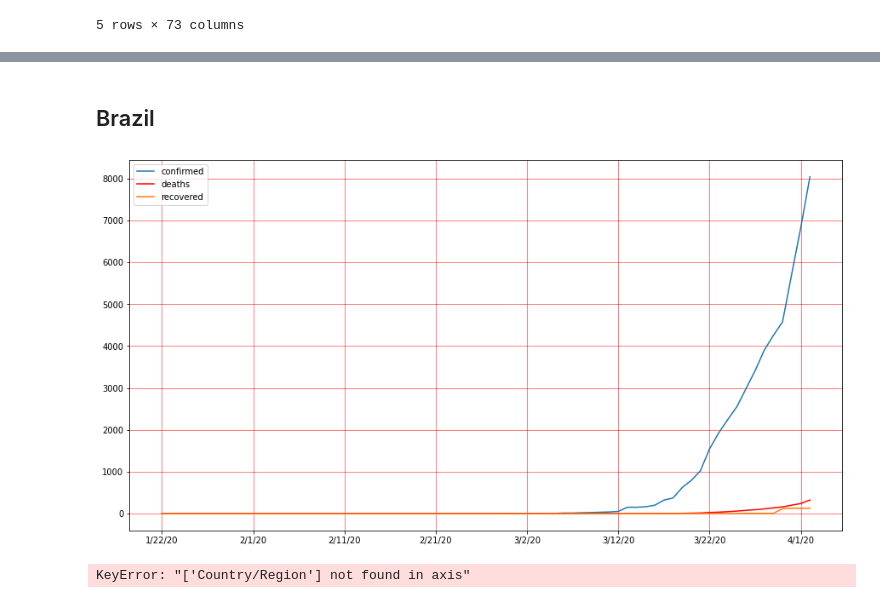
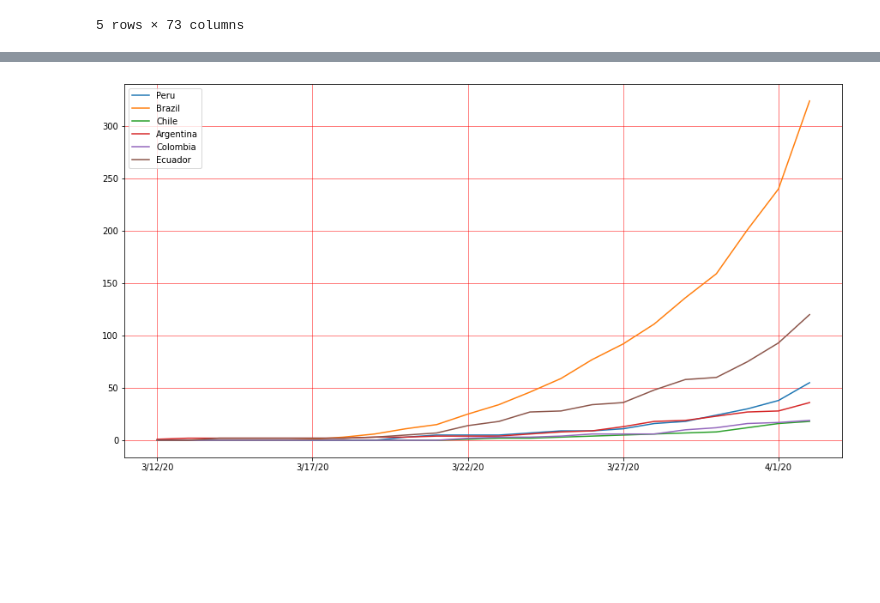
Before and after one commit to JosephPenaQuino/COVID19_UTEC_Economy, a Jupyter notebook: plot_images.ipynb, the cells around one changed output, grey strips where cells are left out. Drawn from its saved outputs; the diff is of its cells as text; code cells hidden in the pictures; blank space fills up the shorter version.

Commit message:
Fix get_countr_data function

```diff
--- a/plot_images.ipynb
+++ b/plot_images.ipynb
@@ -36,12 +36,12 @@ def get_country_data(country):
     country_deaths = global_deaths.loc[global_deaths['Country/Region'] == country]
     country_recovered = global_recovered.loc[global_recovered['Country/Region'] == country]
 
-    #country_confirmed = country_confirmed.rename(index={28:'confirmed'})
-    #country_deaths = country_deaths.rename(index={28:'deaths'})
-    #country_recovered = country_recovered.rename(index={29:'recovered'})
+    country_confirmed = country_confirmed.rename(index={country_confirmed.index[0]:'confirmed'})
+    country_deaths = country_deaths.rename(index={country_deaths.index[0]:'deaths'})
+    country_recovered = country_recovered.rename(index={country_recovered.index[0]:'recovered'})
 
     country_data = pd.concat([country_confirmed, country_deaths, country_recovered]).T
-    #country_data = country_data.drop(index="Country/Region")
+    country_data = country_data.drop(index="Country/Region")
     return country_data
 
 def plot_country_data(country_data):
@@ -55 +57,8 @@ def plot_country_data(country_data):
+# %%
+peru_data = get_country_data("Peru")
+brazil_data = get_country_data("Brazil")
+chile_data = get_country_data("Chile")
+argentina_data = get_country_data("Argentina")
+colombia_data = get_country_data("Colombia")
+ecuador_data = get_country_data("Ecuador")
 # %% [markdown]
@@ -66,12 +66,13 @@ peru_data.head()
-# %% [markdown]
-## Brazil
-# %%
-brazil_data = get_country_data("Brazil")
-plot_country_data(brazil_data)
-# %% [output]
-[figure, removed]
-# %%
-china_data = get_country_data('China')
-china_data.head()
-# %% [output]
-KeyError: "['Country/Region'] not found in axis"
+# %%
+plt.rcParams['figure.figsize'] = [15, 8]
+ax = plt.gca()
+peru_data.loc['3/12/20':].plot(kind='line',y='deaths',label='Peru',ax=ax)
+brazil_data.loc['3/12/20':].plot(kind='line',y='deaths',label='Brazil', ax=ax)
+chile_data.loc['3/12/20':].plot(kind='line',y='deaths',label='Chile', ax=ax)
+argentina_data.loc['3/12/20':].plot(kind='line',y='deaths',label='Argentina', ax=ax)
+colombia_data.loc['3/12/20':].plot(kind='line',y='deaths',label='Colombia', ax=ax)
+ecuador_data.loc['3/12/20':].plot(kind='line',y='deaths',label='Ecuador', ax=ax)
+plt.grid(color='r', linestyle='-', linewidth=0.5)
+plt.show()
+# %% [output]
+[figure, added]
```
Also changed, not shown: parts of 3 cells of this notebook.
